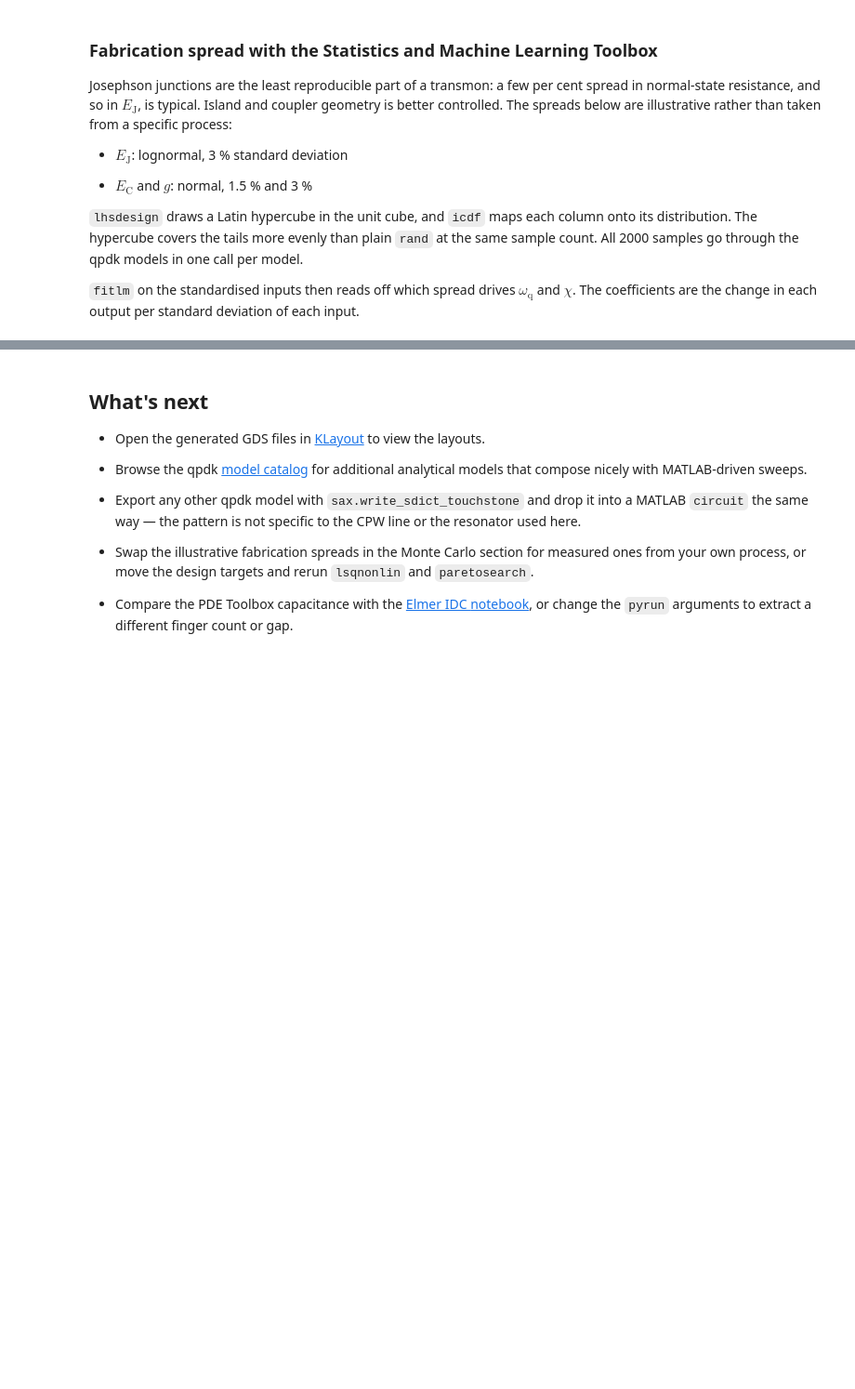
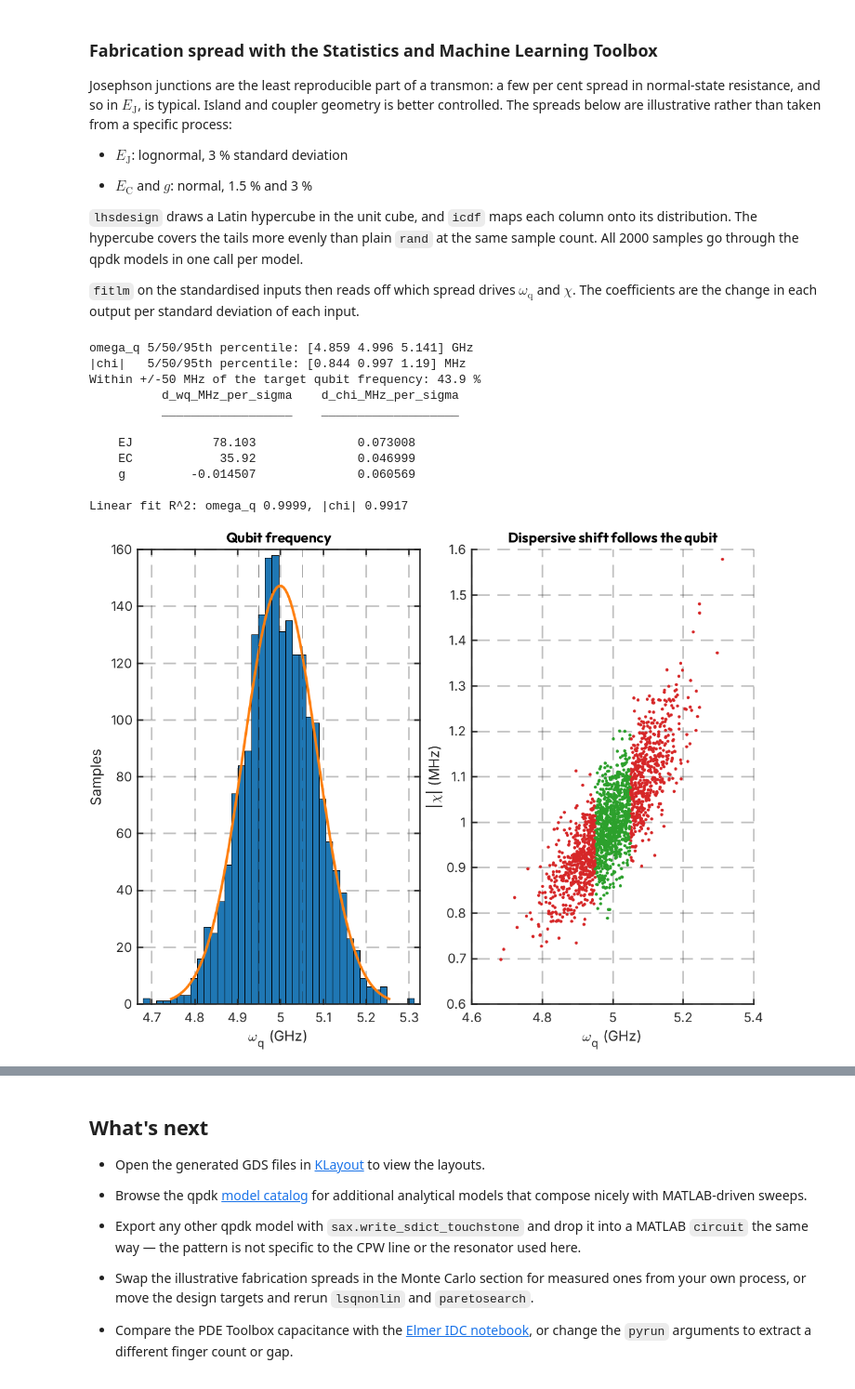
Before and after one commit to gdsfactory/quantum-rf-pdk, a Jupyter notebook: notebooks/matlab_integration.ipynb, the cells around one changed output, grey strips where cells are left out. Shown at 93% size. Saved outputs shown, nothing was run; the diff lists cells and outputs as text; code cells hidden in the pictures; blank space fills up the shorter version.

```diff
--- a/notebooks/matlab_integration.ipynb
+++ b/notebooks/matlab_integration.ipynb
@@ -832,7 +834,7 @@ toolbox is missing or unlicensed. `QPDK_SKIP_<KEY>_TOOLBOX=1` skips one uncondit
 # %%
 toolbox_checks = struct( ...
     'key', {'OPTIM', 'STATS', 'GADS', 'PARALLEL'}, ...
-    'ver_name', {'optim', 'stats', 'globaloptim', 'parallel'}, ...
+    'ver_name', {'optim', 'stats', 'globaloptim', 'distcomp'}, ...
     'feature', {'Optimization_Toolbox', 'Statistics_Toolbox', 'GADS_Toolbox', ...
     'Distrib_Computing_Toolbox'}, ...
     'label', {'Optimization Toolbox', 'Statistics and Machine Learning Toolbox', ...
@@ -860,6 +862,6 @@ perturbation = py.importlib.import_module('qpdk.models.perturbation');
 qubit_models = py.importlib.import_module('qpdk.models.qubit');
 % JAX returns its own array type; numpy.asarray turns it into something double() understands.
 as_double = @(x) double(py.numpy.asarray(x));
-as_numpy = @(v) py.numpy.asarray(v(:)');
+as_numpy = @(v) py.numpy.asarray(v(:).');
 % MATLAB cannot index a function call's result directly, as in f(x){1}.
 tuple_item = @(t, k) t{k};
@@ -947,12 +970,11 @@ $\chi$. The coefficients are the change in each output per standard deviation of
 if has_toolbox.stats
     rng(0);
     n_mc = 2000;
-    u_lhs = lhsdesign(n_mc, 3, 'Criterion', 'maximin', 'Iterations', 20);
+    u_lhs = lhsdesign(n_mc, 3, Criterion="maximin", Iterations=20);
     sigma_ln = 0.03;
-    ej_dist = makedist('Lognormal', 'mu', log(design.ej_ghz) - sigma_ln^2 / 2, ...
-        'sigma', sigma_ln);
-    ec_dist = makedist('Normal', 'mu', design.ec_ghz, 'sigma', 0.015 * design.ec_ghz);
-    g_dist = makedist('Normal', 'mu', design.g_ghz, 'sigma', 0.03 * design.g_ghz);
+    ej_dist = makedist("Lognormal", mu=log(design.ej_ghz) - sigma_ln^2 / 2, sigma=sigma_ln);
+    ec_dist = makedist("Normal", mu=design.ec_ghz, sigma=0.015 * design.ec_ghz);
+    g_dist = makedist("Normal", mu=design.g_ghz, sigma=0.03 * design.g_ghz);
     ej_mc = icdf(ej_dist, u_lhs(:, 1));
     ec_mc = icdf(ec_dist, u_lhs(:, 2));
     g_mc = icdf(g_dist, u_lhs(:, 3));
@@ -963,38 +985,51 @@ if has_toolbox.stats
     chi_mc = reshape(1e3 * abs(as_double(perturbation.dispersive_shift(wq_alpha{1}, ...
         target.fr_ghz, wq_alpha{2}, as_numpy(g_mc)))), [], 1);
 
     tolerance_mhz = 50;
     in_spec = abs(wq_mc - target.wq_ghz) * 1e3 <= tolerance_mhz;
     fprintf('omega_q 5/50/95th percentile: %s GHz\n', mat2str(prctile(wq_mc, [5 50 95]), 4));
     fprintf('|chi|   5/50/95th percentile: %s MHz\n', mat2str(prctile(chi_mc, [5 50 95]), 3));
     fprintf('Within +/-%d MHz of the target qubit frequency: %.1f %%\n', tolerance_mhz, ...
         100 * mean(in_spec));
 
     mc_inputs = table(zscore(ej_mc), zscore(ec_mc), zscore(g_mc), ...
-        'VariableNames', {'EJ', 'EC', 'g'});
-    mdl_wq = fitlm([mc_inputs, table(1e3 * wq_mc, 'VariableNames', {'wq_MHz'})]);
-    mdl_chi = fitlm([mc_inputs, table(chi_mc, 'VariableNames', {'chi_MHz'})]);
+        VariableNames=["EJ", "EC", "g"]);
+    mdl_wq = fitlm([mc_inputs, table(1e3 * wq_mc, VariableNames="wq_MHz")]);
+    mdl_chi = fitlm([mc_inputs, table(chi_mc, VariableNames="chi_MHz")]);
     T_sens = table(mdl_wq.Coefficients.Estimate(2:end), ...
         mdl_chi.Coefficients.Estimate(2:end), ...
-        'RowNames', {'EJ', 'EC', 'g'}, ...
-        'VariableNames', {'d_wq_MHz_per_sigma', 'd_chi_MHz_per_sigma'});
+        RowNames=["EJ", "EC", "g"], ...
+        VariableNames=["d_wq_MHz_per_sigma", "d_chi_MHz_per_sigma"]);
     disp(T_sens);
     fprintf('Linear fit R^2: omega_q %.4f, |chi| %.4f\n', mdl_wq.Rsquared.Ordinary, ...
         mdl_chi.Rsquared.Ordinary);
 
     figure;
     tiledlayout(1, 2, TileSpacing='compact', Padding='compact');
     nexttile;
     histfit(wq_mc, 40, 'normal');
     xline(target.wq_ghz + [-1 1] * tolerance_mhz / 1e3, '--');
     xlabel('\omega_q (GHz)'); ylabel('Samples');
     title('Qubit frequency', 'FontName', 'Outfit');
     nexttile;
     scatter(wq_mc, chi_mc, 6, double(in_spec), 'filled');
     colormap(gca, plot_colors([4 3], :));
     xlabel('\omega_q (GHz)'); ylabel('|\chi| (MHz)');
     title('Dispersive shift follows the qubit', 'FontName', 'Outfit');
 end
+# %% [output]
+omega_q 5/50/95th percentile: [4.859 4.996 5.141] GHz
+|chi|   5/50/95th percentile: [0.844 0.997 1.19] MHz
+Within +/-50 MHz of the target qubit frequency: 43.9 %
+          d_wq_MHz_per_sigma    d_chi_MHz_per_sigma
+          __________________    ___________________
+
+    EJ           78.103              0.073008
+    EC            35.92              0.046999
+    g         -0.014507              0.060569
+
+Linear fit R^2: omega_q 0.9999, |chi| 0.9917
+[figure, added]
 # %% [markdown]
 
 ### Readout speed against Purcell decay with `paretosearch`
```
Also changed, not shown: parts of 15 cells of this notebook, 1 other file.
